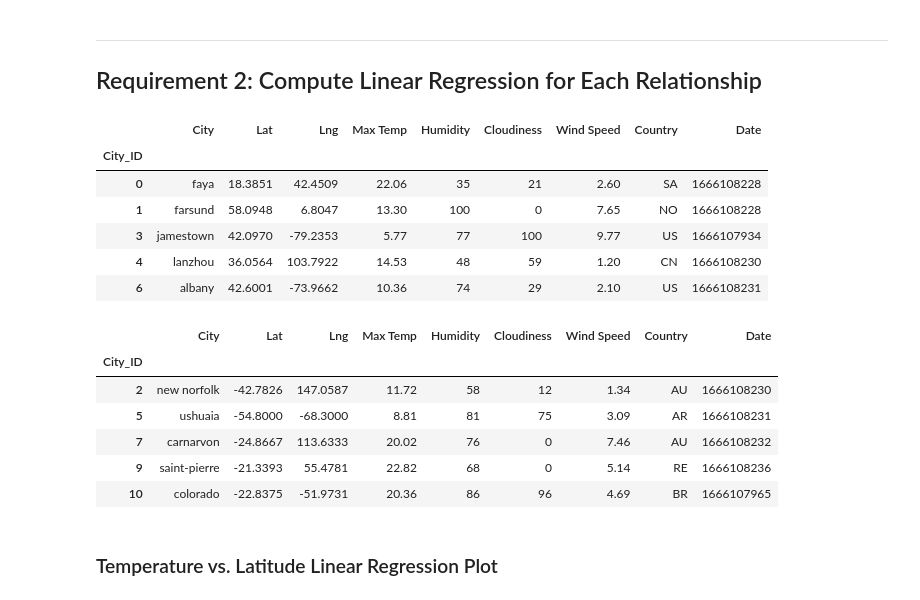
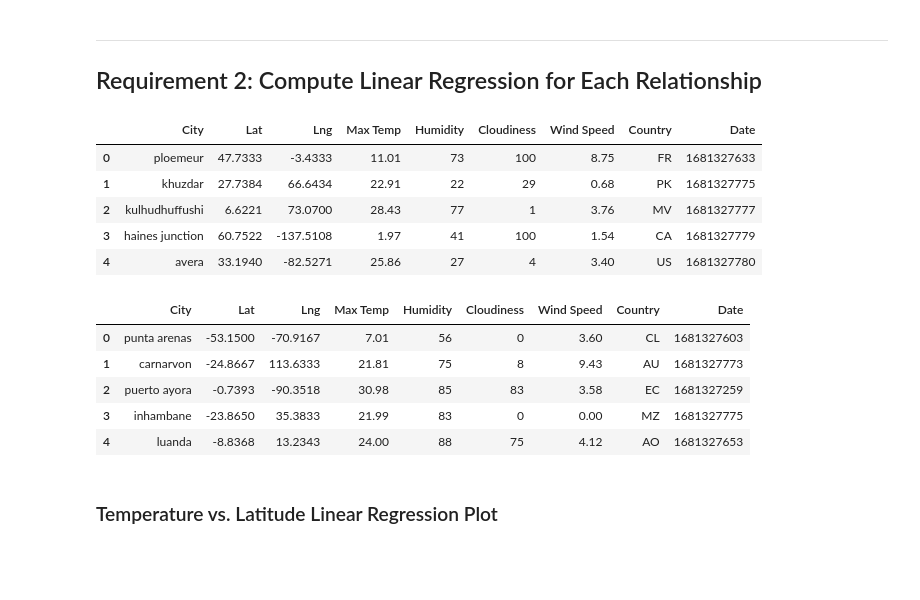
Before and after one commit to mvogel3/python-api-challenge, a Jupyter notebook: Starter_Code/starter_code/WeatherPy-analysis.ipynb, the cells around one changed output. Drawn from its saved outputs; the diff is of its cells as text; code cells hidden in the pictures; blank space fills up the shorter version.

```diff
--- a/Starter_Code/starter_code/WeatherPy-analysis.ipynb
+++ b/Starter_Code/starter_code/WeatherPy-analysis.ipynb
@@ -277,30 +291,30 @@ plt.show()
 # %%
 # Create a DataFrame with the Northern Hemisphere data (Latitude >= 0)
-# YOUR CODE HERE
+northern_hemi_df = city_data_df[(city_data_df["Lat"] >= 0)]
+northern_hemi_df = northern_hemi_df.reset_index(drop=True)
 
 # Display sample data
 northern_hemi_df.head()
 # %% [output]
 |  | City | Lat | Lng | Max Temp | Humidity | Cloudiness | Wind Speed | Country | Date |
-| City_ID |  |  |  |  |  |  |  |  |  |
-| 0 | faya | 18.3851 | 42.4509 | 22.06 | 35 | 21 | 2.60 | SA | 1666108228 |
-| 1 | farsund | 58.0948 | 6.8047 | 13.30 | 100 | 0 | 7.65 | NO | 1666108228 |
-| 3 | jamestown | 42.0970 | -79.2353 | 5.77 | 77 | 100 | 9.77 | US | 1666107934 |
-| 4 | lanzhou | 36.0564 | 103.7922 | 14.53 | 48 | 59 | 1.20 | CN | 1666108230 |
-| 6 | albany | 42.6001 | -73.9662 | 10.36 | 74 | 29 | 2.10 | US | 1666108231 |
+| 0 | ploemeur | 47.7333 | -3.4333 | 11.01 | 73 | 100 | 8.75 | FR | 1681327633 |
+| 1 | khuzdar | 27.7384 | 66.6434 | 22.91 | 22 | 29 | 0.68 | PK | 1681327775 |
+| 2 | kulhudhuffushi | 6.6221 | 73.0700 | 28.43 | 77 | 1 | 3.76 | MV | 1681327777 |
+| 3 | haines junction | 60.7522 | -137.5108 | 1.97 | 41 | 100 | 1.54 | CA | 1681327779 |
+| 4 | avera | 33.1940 | -82.5271 | 25.86 | 27 | 4 | 3.40 | US | 1681327780 |
 # %%
 # Create a DataFrame with the Southern Hemisphere data (Latitude < 0)
-# YOUR CODE HERE
+southern_hemi_df = city_data_df[(city_data_df["Lat"] < 0)]
+southern_hemi_df = southern_hemi_df.reset_index(drop=True)
 
 # Display sample data
 southern_hemi_df.head()
 # %% [output]
 |  | City | Lat | Lng | Max Temp | Humidity | Cloudiness | Wind Speed | Country | Date |
-| City_ID |  |  |  |  |  |  |  |  |  |
-| 2 | new norfolk | -42.7826 | 147.0587 | 11.72 | 58 | 12 | 1.34 | AU | 1666108230 |
-| 5 | ushuaia | -54.8000 | -68.3000 | 8.81 | 81 | 75 | 3.09 | AR | 1666108231 |
-| 7 | carnarvon | -24.8667 | 113.6333 | 20.02 | 76 | 0 | 7.46 | AU | 1666108232 |
-| 9 | saint-pierre | -21.3393 | 55.4781 | 22.82 | 68 | 0 | 5.14 | RE | 1666108236 |
-| 10 | colorado | -22.8375 | -51.9731 | 20.36 | 86 | 96 | 4.69 | BR | 1666107965 |
+| 0 | punta arenas | -53.1500 | -70.9167 | 7.01 | 56 | 0 | 3.60 | CL | 1681327603 |
+| 1 | carnarvon | -24.8667 | 113.6333 | 21.81 | 75 | 8 | 9.43 | AU | 1681327773 |
+| 2 | puerto ayora | -0.7393 | -90.3518 | 30.98 | 85 | 83 | 3.58 | EC | 1681327259 |
+| 3 | inhambane | -23.8650 | 35.3833 | 21.99 | 83 | 0 | 0.00 | MZ | 1681327775 |
+| 4 | luanda | -8.8368 | 13.2343 | 24.00 | 88 | 75 | 4.12 | AO | 1681327653 |
 # %% [markdown]
 ###  Temperature vs. Latitude Linear Regression Plot
```
Also changed, not shown: parts of 28 cells of this notebook, 7 other files.
